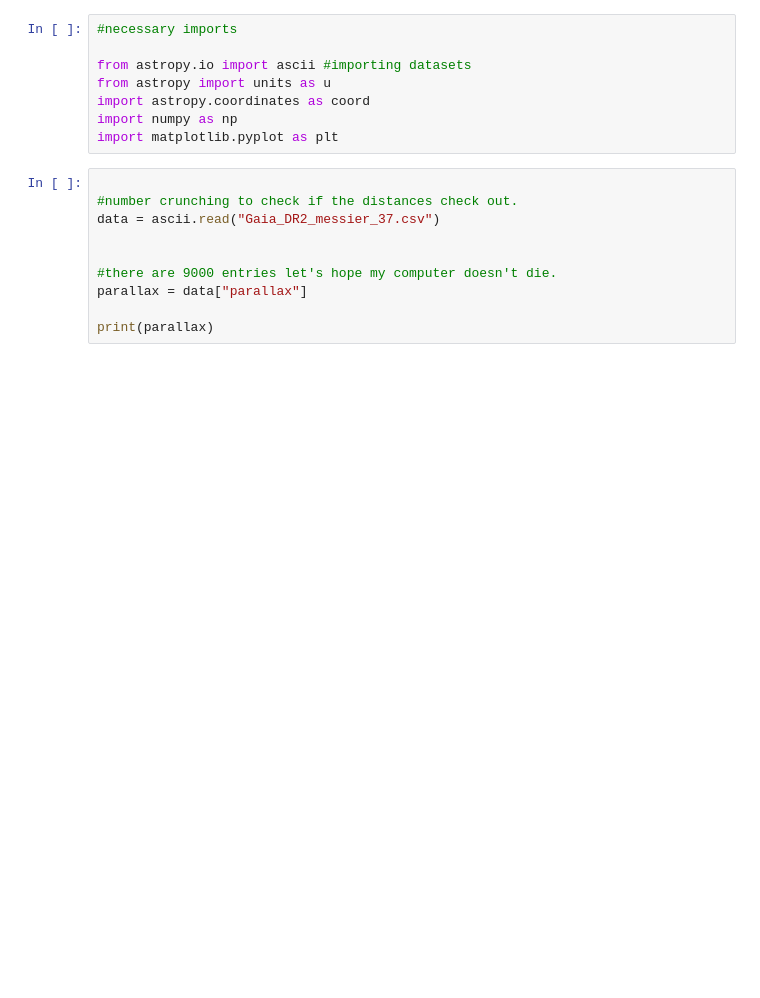
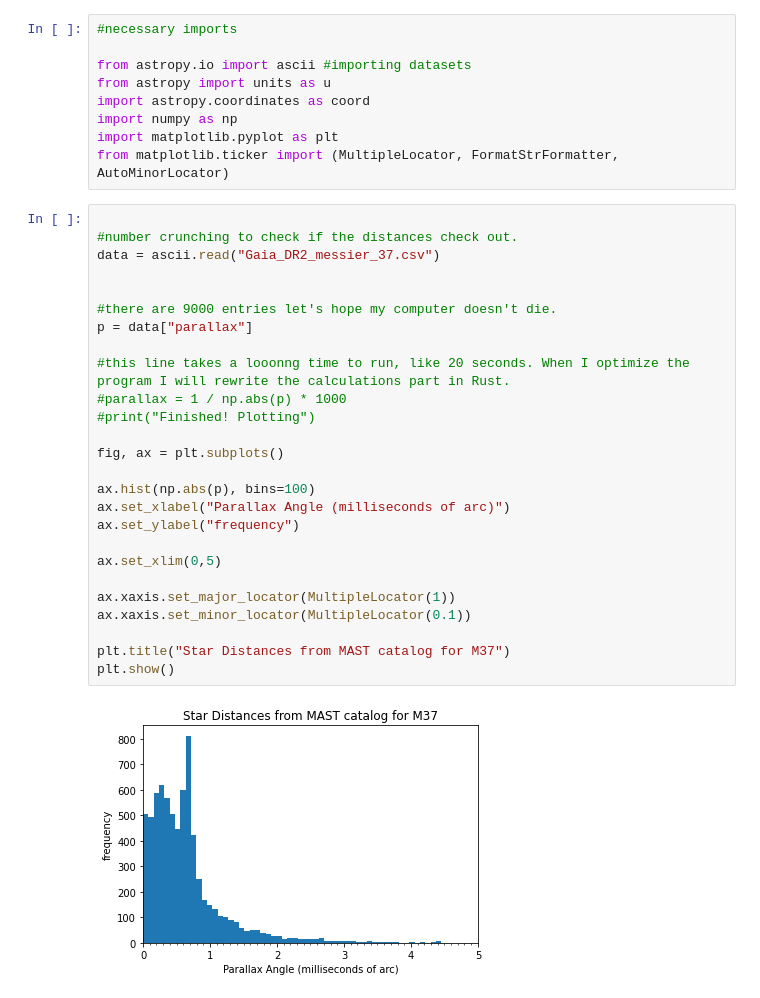
Before and after one commit to KrosisBH/AstronomyResearch, a Jupyter notebook: plotter.ipynb, the cells around one changed output. Drawn from its saved outputs; the diff is of its cells as text; blank space fills up the shorter version.

```diff
--- a/plotter.ipynb
+++ b/plotter.ipynb
@@ -6,15 +6,34 @@ from astropy import units as u
 import astropy.coordinates as coord
 import numpy as np
 import matplotlib.pyplot as plt
+from matplotlib.ticker import (MultipleLocator, FormatStrFormatter, AutoMinorLocator)
-# %%
-
-#number crunching to check if the distances check out.
-data = ascii.read("Gaia_DR2_messier_37.csv")
-
-
-#there are 9000 entries let's hope my computer doesn't die.
-parallax = data["parallax"]
-
-print(parallax)
+# %%
+
+#number crunching to check if the distances check out.
+data = ascii.read("Gaia_DR2_messier_37.csv")
+
+
+#there are 9000 entries let's hope my computer doesn't die.
+p = data["parallax"]
+
+#this line takes a looonng time to run, like 20 seconds. When I optimize the program I will rewrite the calculations part in Rust.
+#parallax = 1 / np.abs(p) * 1000
+#print("Finished! Plotting")
+
+fig, ax = plt.subplots()
+
+ax.hist(np.abs(p), bins=100)
+ax.set_xlabel("Parallax Angle (milliseconds of arc)")
+ax.set_ylabel("frequency")
+
+ax.set_xlim(0,5)
+
+ax.xaxis.set_major_locator(MultipleLocator(1))
+ax.xaxis.set_minor_locator(MultipleLocator(0.1))
+
+plt.title("Star Distances from MAST catalog for M37")
+plt.show()
+# %% [output]
+[figure, added]
 # %%
 
```
Also changed, not shown: parts of 1 cell of this notebook.
